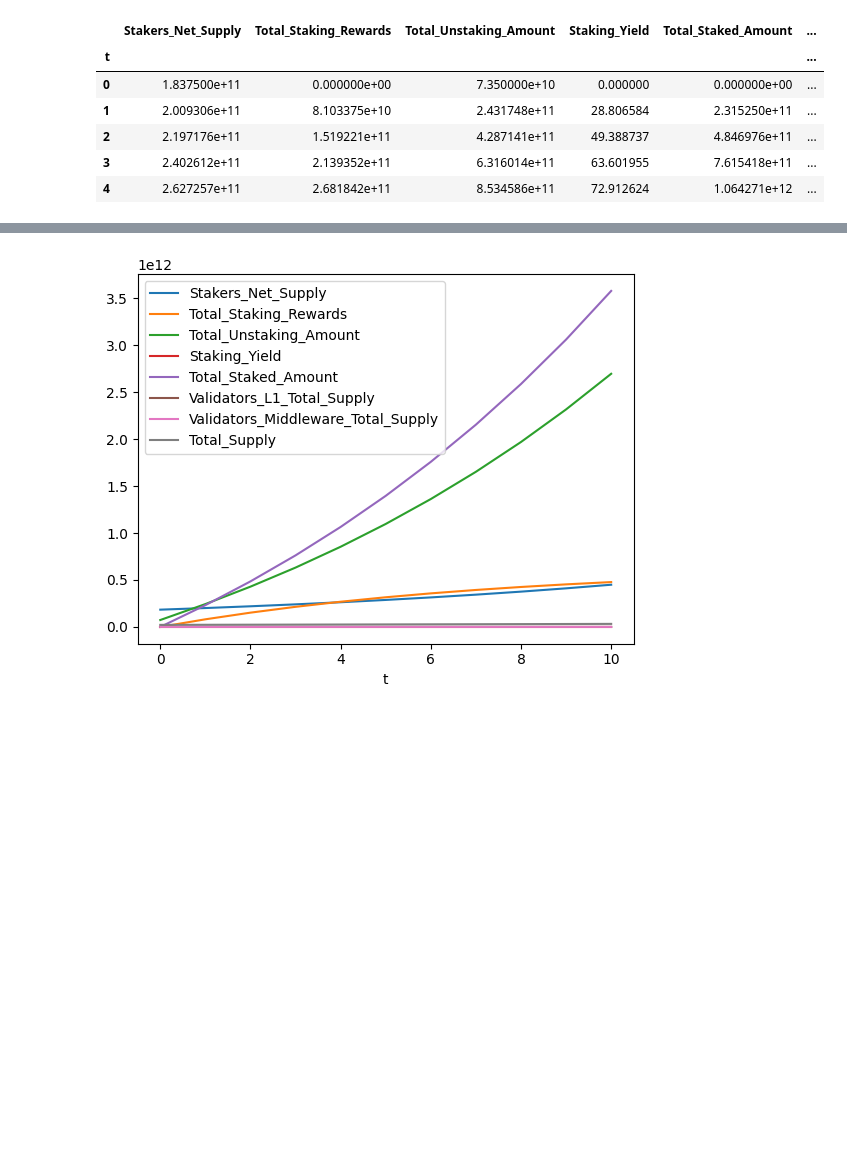
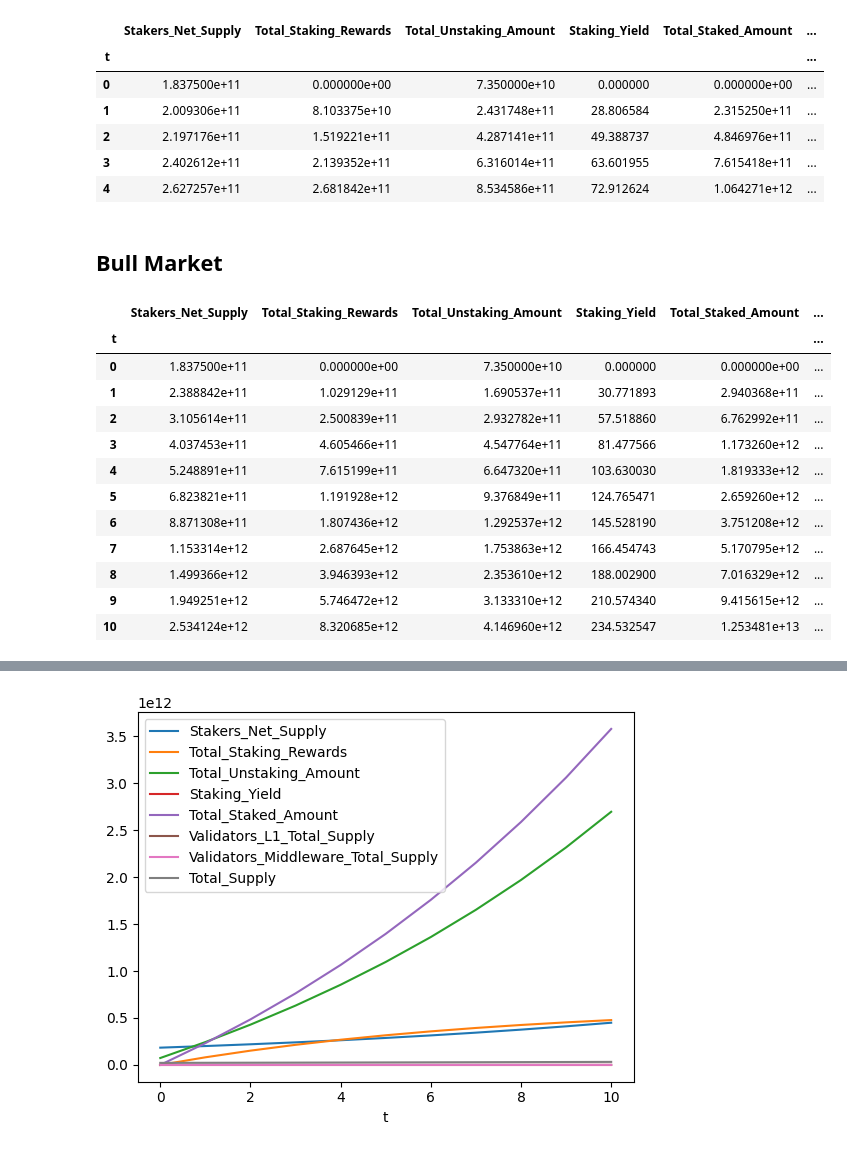
Before and after one commit to Zanyy2k/Babylon_Case_study, a Jupyter notebook: experiment/Babylon_case_study_template.ipynb, the cells around one changed output, grey strips where cells are left out. Cells and saved outputs as stored; diff of their text form; code cells hidden in the pictures; blank space fills up the shorter version.

```diff
--- a/experiment/Babylon_case_study_template.ipynb
+++ b/experiment/Babylon_case_study_template.ipynb
@@ -262,3 +261,5 @@ results.variables.OHM.head()
 | 2 | 2.197176e+11 | 1.519221e+11 | 4.287141e+11 | 49.388737 | 4.846976e+11 | ... |
 | 3 | 2.402612e+11 | 2.139352e+11 | 6.316014e+11 | 63.601955 | 7.615418e+11 | ... |
 | 4 | 2.627257e+11 | 2.681842e+11 | 8.534586e+11 | 72.912624 | 1.064271e+12 | ... |
+# %% [markdown]
+## Bull Market
@@ -264,0 +278,16 @@ results.variables.OHM.head()
+# %%
+bull_results.variables.OHM
+# %% [output]
+|  | Stakers_Net_Supply | Total_Staking_Rewards | Total_Unstaking_Amount | Staking_Yield | Total_Staked_Amount | ... |
+| t |  |  |  |  |  | ... |
+| 0 | 1.837500e+11 | 0.000000e+00 | 7.350000e+10 | 0.000000 | 0.000000e+00 | ... |
+| 1 | 2.388842e+11 | 1.029129e+11 | 1.690537e+11 | 30.771893 | 2.940368e+11 | ... |
+| 2 | 3.105614e+11 | 2.500839e+11 | 2.932782e+11 | 57.518860 | 6.762992e+11 | ... |
+| 3 | 4.037453e+11 | 4.605466e+11 | 4.547764e+11 | 81.477566 | 1.173260e+12 | ... |
+| 4 | 5.248891e+11 | 7.615199e+11 | 6.647320e+11 | 103.630030 | 1.819333e+12 | ... |
+| 5 | 6.823821e+11 | 1.191928e+12 | 9.376849e+11 | 124.765471 | 2.659260e+12 | ... |
+| 6 | 8.871308e+11 | 1.807436e+12 | 1.292537e+12 | 145.528190 | 3.751208e+12 | ... |
+| 7 | 1.153314e+12 | 2.687645e+12 | 1.753863e+12 | 166.454743 | 5.170795e+12 | ... |
+| 8 | 1.499366e+12 | 3.946393e+12 | 2.353610e+12 | 188.002900 | 7.016329e+12 | ... |
+| 9 | 1.949251e+12 | 5.746472e+12 | 3.133310e+12 | 210.574340 | 9.415615e+12 | ... |
+| 10 | 2.534124e+12 | 8.320685e+12 | 4.146960e+12 | 234.532547 | 1.253481e+13 | ... |
```
Also changed, not shown: parts of 15 cells of this notebook, 1 other file.
